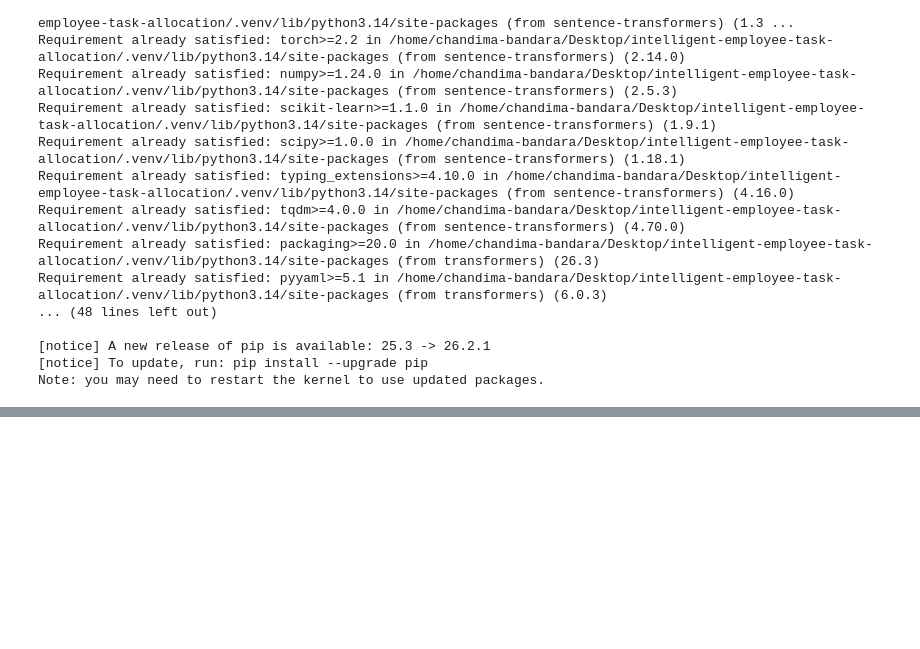
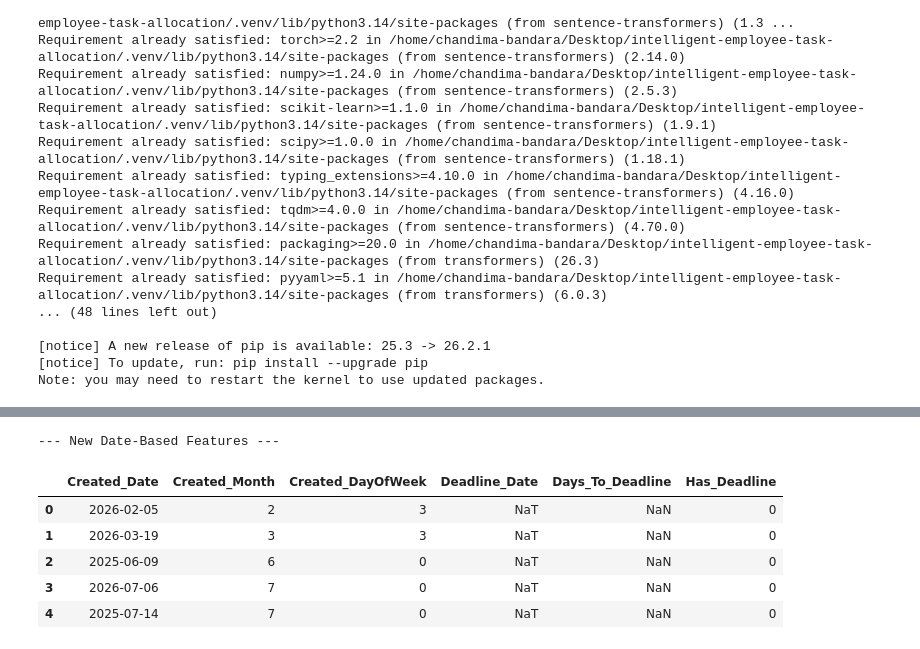
Before and after one commit to chandimacbbandara/intelligent-employee-task-allocation, a Jupyter notebook: notebooks/04_Feature_Engineering.ipynb, the cells around one changed output, grey strips where cells are left out. Cells and saved outputs as stored; diff of their text form; code cells hidden in the pictures; blank space fills up the shorter version.

```diff
--- a/notebooks/04_Feature_Engineering.ipynb
+++ b/notebooks/04_Feature_Engineering.ipynb
@@ -116,0 +278,26 @@ Task_Priority: 2 unique values
+# %%
+date_cols = ["Created_Date", "Deadline_Date"]
+for col in date_cols:
+    if col in df.columns:
+        df[col] = pd.to_datetime(df[col], errors="coerce")
+
+if "Created_Date" in df.columns:
+    df["Created_Year"] = df["Created_Date"].dt.year
+    df["Created_Month"] = df["Created_Date"].dt.month
+    df["Created_DayOfWeek"] = df["Created_Date"].dt.dayofweek
+    df["Created_Quarter"] = df["Created_Date"].dt.quarter
+
+if "Created_Date" in df.columns and "Deadline_Date" in df.columns:
+    df["Days_To_Deadline"] = (df["Deadline_Date"] - df["Created_Date"]).dt.days
+    df["Has_Deadline"] = df["Deadline_Date"].notnull().astype(int)
+
+print("--- New Date-Based Features ---")
+display(df[["Created_Date", "Created_Month", "Created_DayOfWeek", "Deadline_Date", "Days_To_Deadline", "Has_Deadline"]].head())
+# %% [output]
+--- New Date-Based Features ---
+|  | Created_Date | Created_Month | Created_DayOfWeek | Deadline_Date | Days_To_Deadline | Has_Deadline |
+| 0 | 2026-02-05 | 2 | 3 | NaT | NaN | 0 |
+| 1 | 2026-03-19 | 3 | 3 | NaT | NaN | 0 |
+| 2 | 2025-06-09 | 6 | 0 | NaT | NaN | 0 |
+| 3 | 2026-07-06 | 7 | 0 | NaT | NaN | 0 |
+| 4 | 2025-07-14 | 7 | 0 | NaT | NaN | 0 |
```
Also changed, not shown: parts of 19 cells of this notebook, 1 other file.
